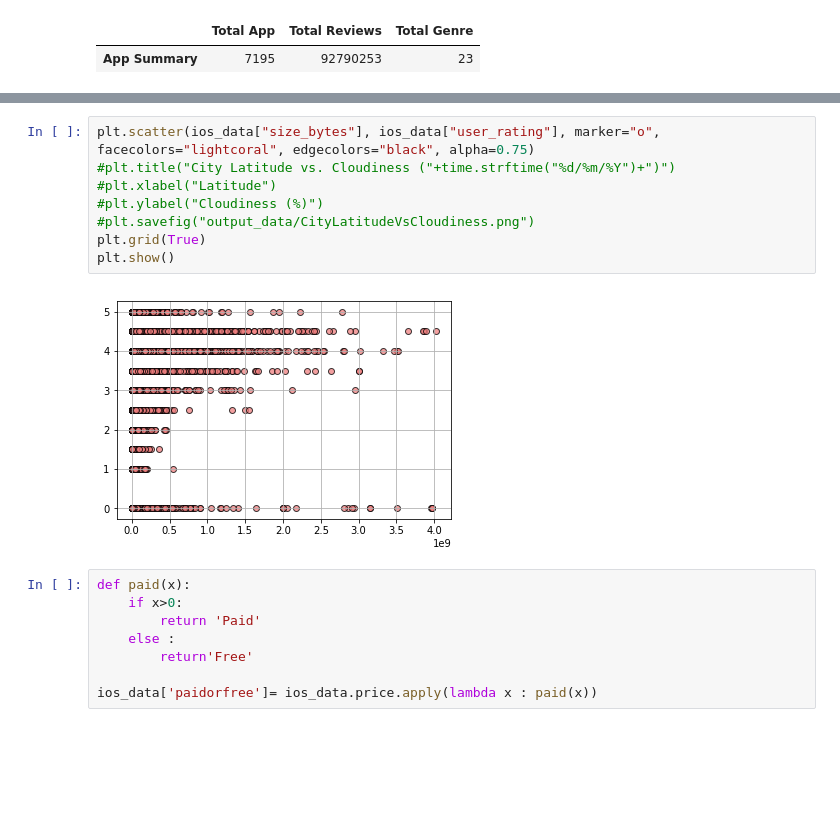
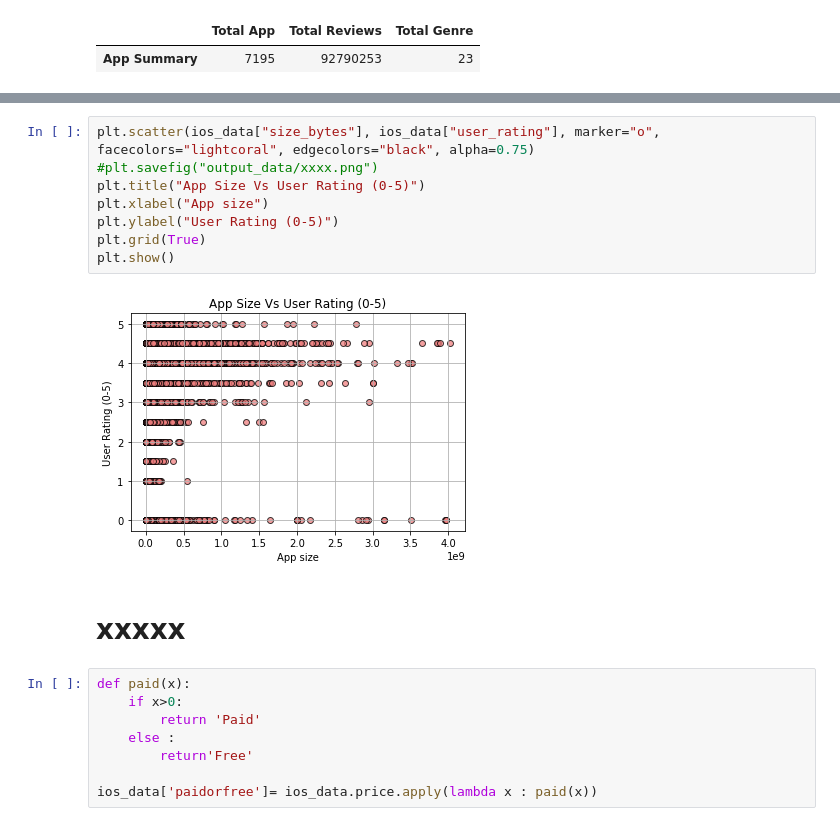
Before and after one commit to GeorgeSehremelis/project, a Jupyter notebook: excelFile.ipynb, the cells around one changed output, grey strips where cells are left out. Saved outputs shown, nothing was run; the diff lists cells and outputs as text; blank space fills up the shorter version.

```diff
--- a/excelFile.ipynb
+++ b/excelFile.ipynb
@@ -106,13 +140,15 @@ plt.show()
 # %%
 plt.scatter(ios_data["size_bytes"], ios_data["user_rating"], marker="o", facecolors="lightcoral", edgecolors="black", alpha=0.75)
-#plt.title("City Latitude vs. Cloudiness ("+time.strftime("%d/%m/%Y")+")")
-#plt.xlabel("Latitude")
-#plt.ylabel("Cloudiness (%)")
-#plt.savefig("output_data/CityLatitudeVsCloudiness.png")
+#plt.savefig("output_data/xxxx.png")
+plt.title("App Size Vs User Rating (0-5)")
+plt.xlabel("App size")
+plt.ylabel("User Rating (0-5)")
 plt.grid(True)
 plt.show()
 # %% [output]
-[figure, old version]
+[figure, new version]
+# %% [markdown]
+# xxxxx
 # %%
 def paid(x):
     if x>0:
```
Also changed, not shown: parts of 23 cells of this notebook.
